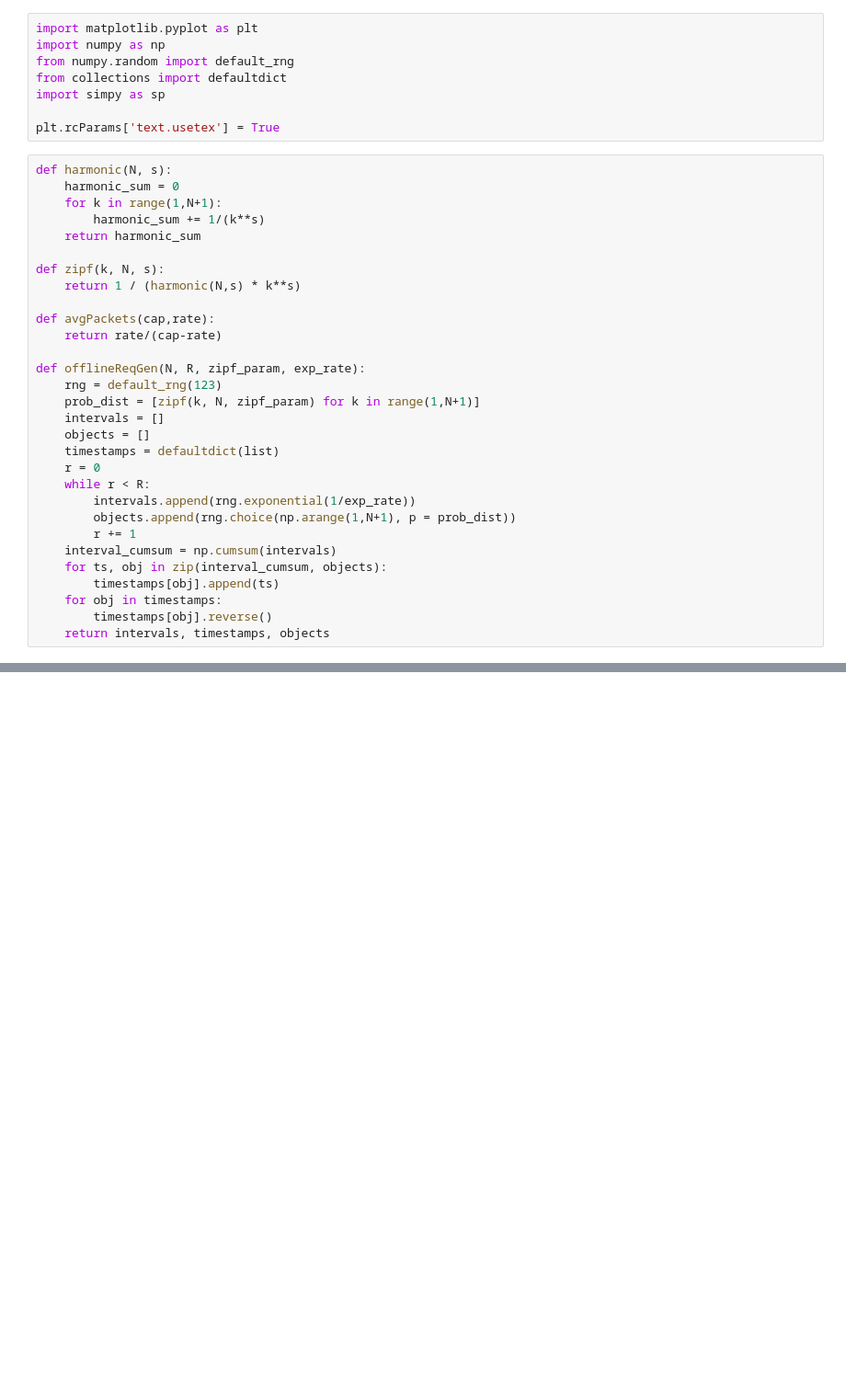
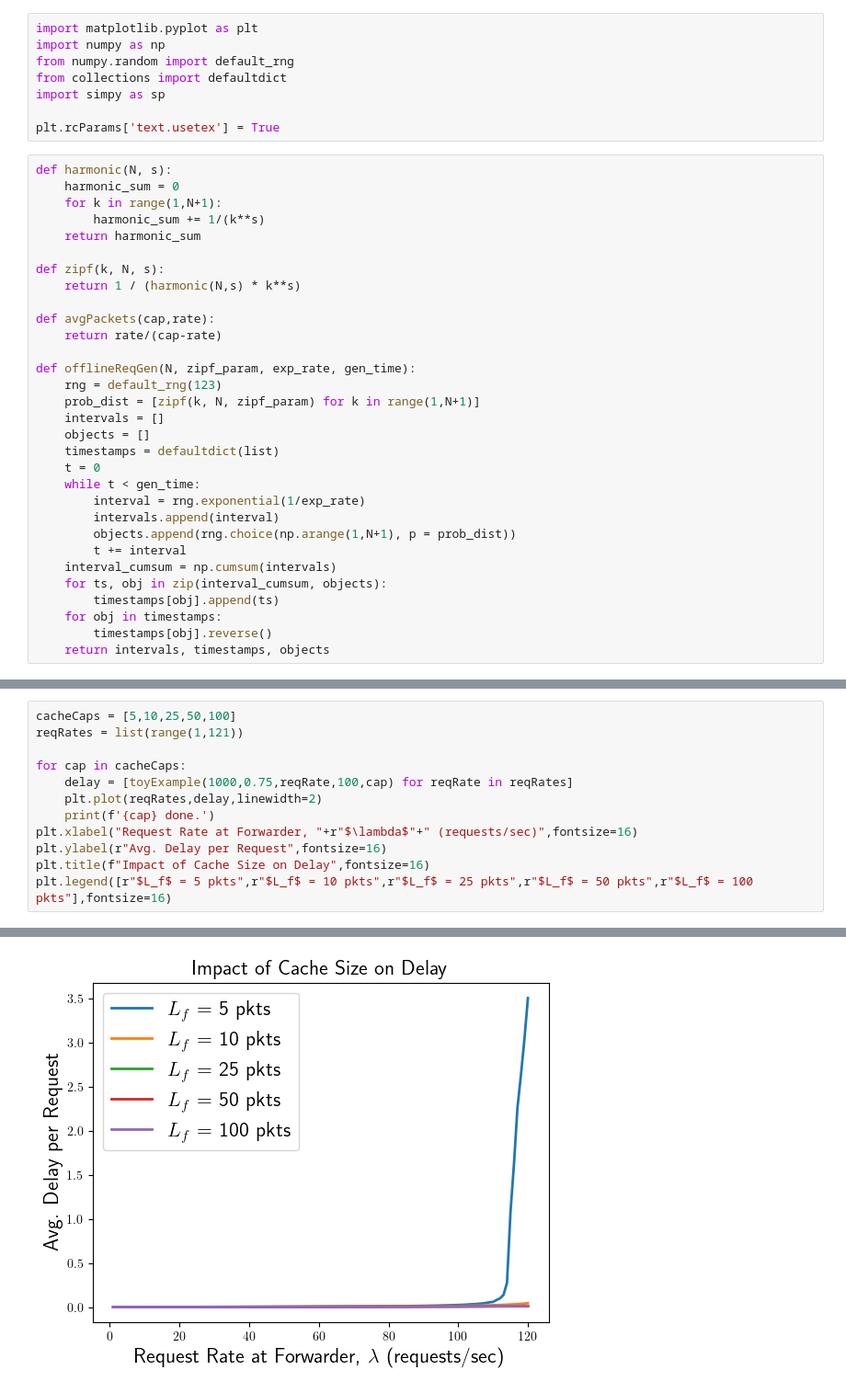
Before and after one commit to fvmutlu/dissertation-defense, a Jupyter notebook: notebooks/toy_example_2.ipynb, the cells around one changed output, grey strips where cells are left out. Shown at 92% size. Drawn from its saved outputs; the diff is of its cells as text; blank space fills up the shorter version.

```diff
--- a/notebooks/toy_example_2.ipynb
+++ b/notebooks/toy_example_2.ipynb
@@ -19,17 +19,18 @@ def zipf(k, N, s):
 def avgPackets(cap,rate):
     return rate/(cap-rate)
 
-def offlineReqGen(N, R, zipf_param, exp_rate):
+def offlineReqGen(N, zipf_param, exp_rate, gen_time):
     rng = default_rng(123)
     prob_dist = [zipf(k, N, zipf_param) for k in range(1,N+1)]
     intervals = []
     objects = []
     timestamps = defaultdict(list)
-    r = 0
-    while r < R:
-        intervals.append(rng.exponential(1/exp_rate))
+    t = 0
+    while t < gen_time:
+        interval = rng.exponential(1/exp_rate)
+        intervals.append(interval)
         objects.append(rng.choice(np.arange(1,N+1), p = prob_dist))
-        r += 1
+        t += interval
     interval_cumsum = np.cumsum(intervals)
     for ts, obj in zip(interval_cumsum, objects):
         timestamps[obj].append(ts)
@@ -101,0 +104,13 @@ print(cacheDelay, serverDelay)
+# %%
+cacheCaps = [5,10,25,50,100]
+reqRates = list(range(1,121))
+
+for cap in cacheCaps:
+    delay = [toyExample(1000,0.75,reqRate,100,cap) for reqRate in reqRates]
+    plt.plot(reqRates,delay,linewidth=2)
+    print(f'{cap} done.')
+plt.xlabel("Request Rate at Forwarder, "+r"$\lambda$"+" (requests/sec)",fontsize=16)
+plt.ylabel(r"Avg. Delay per Request",fontsize=16)
+plt.title(f"Impact of Cache Size on Delay",fontsize=16)
+plt.legend([r"$L_f$ = 5 pkts",r"$L_f$ = 10 pkts",r"$L_f$ = 25 pkts",r"$L_f$ = 50 pkts",r"$L_f$ = 100 pkts"],fontsize=16)
+# %% [output]
@@ -101,0 +123 @@ print(cacheDelay, serverDelay)
+[figure, added]
```
Also changed, not shown: parts of 2 cells of this notebook, 2 other files.
